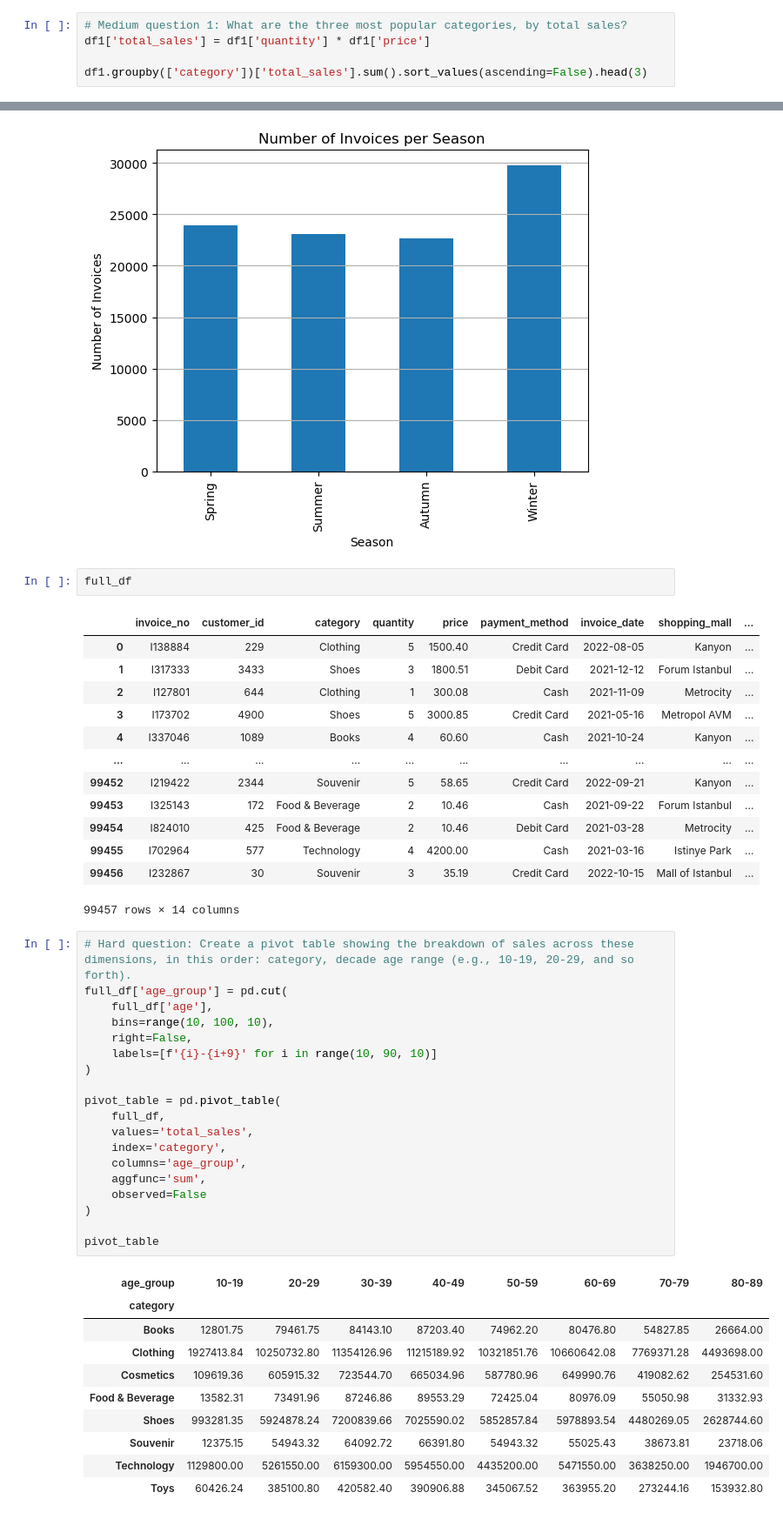
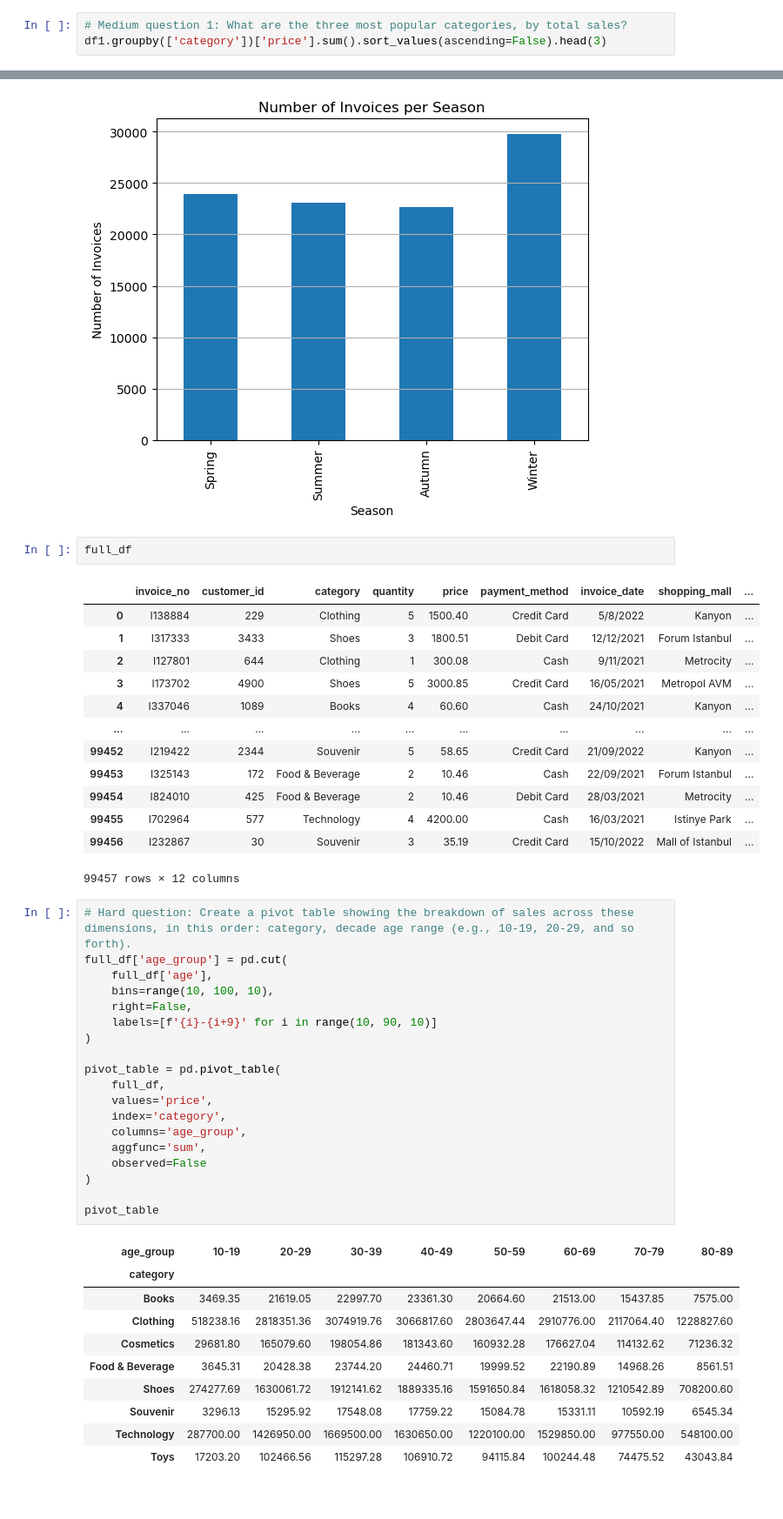
Before and after one commit to ofthesaintsICE/ITMGT-25.03-E, a Jupyter notebook: sales-data.ipynb, the cells around one changed output, grey strips where cells are left out. Shown at 87% size. Cells and saved outputs as stored; diff of their text form.

Commit message:
sales data

```diff
--- a/sales-data.ipynb
+++ b/sales-data.ipynb
@@ -40,8 +40,6 @@ Cash    44447
 Name: count, dtype: int64
 # %%
 # Medium question 1: What are the three most popular categories, by total sales?
-df1['total_sales'] = df1['quantity'] * df1['price']
-
-df1.groupby(['category'])['total_sales'].sum().sort_values(ascending=False).head(3)
+df1.groupby(['category'])['price'].sum().sort_values(ascending=False).head(3)
 # %% [output]
 category
@@ -86,45 +84,45 @@ plt.show()
 full_df
 # %% [output]
 |  | invoice_no | customer_id | category | quantity | price | payment_method | invoice_date | shopping_mall | ... |
-| 0 | I138884 | 229 | Clothing | 5 | 1500.40 | Credit Card | 2022-08-05 | Kanyon | ... |
-| 1 | I317333 | 3433 | Shoes | 3 | 1800.51 | Debit Card | 2021-12-12 | Forum Istanbul | ... |
-| 2 | I127801 | 644 | Clothing | 1 | 300.08 | Cash | 2021-11-09 | Metrocity | ... |
-| 3 | I173702 | 4900 | Shoes | 5 | 3000.85 | Credit Card | 2021-05-16 | Metropol AVM | ... |
-| 4 | I337046 | 1089 | Books | 4 | 60.60 | Cash | 2021-10-24 | Kanyon | ... |
+| 0 | I138884 | 229 | Clothing | 5 | 1500.40 | Credit Card | 5/8/2022 | Kanyon | ... |
+| 1 | I317333 | 3433 | Shoes | 3 | 1800.51 | Debit Card | 12/12/2021 | Forum Istanbul | ... |
+| 2 | I127801 | 644 | Clothing | 1 | 300.08 | Cash | 9/11/2021 | Metrocity | ... |
+| 3 | I173702 | 4900 | Shoes | 5 | 3000.85 | Credit Card | 16/05/2021 | Metropol AVM | ... |
+| 4 | I337046 | 1089 | Books | 4 | 60.60 | Cash | 24/10/2021 | Kanyon | ... |
 | ... | ... | ... | ... | ... | ... | ... | ... | ... | ... |
-| 99452 | I219422 | 2344 | Souvenir | 5 | 58.65 | Credit Card | 2022-09-21 | Kanyon | ... |
-| 99453 | I325143 | 172 | Food & Beverage | 2 | 10.46 | Cash | 2021-09-22 | Forum Istanbul | ... |
-| 99454 | I824010 | 425 | Food & Beverage | 2 | 10.46 | Debit Card | 2021-03-28 | Metrocity | ... |
-| 99455 | I702964 | 577 | Technology | 4 | 4200.00 | Cash | 2021-03-16 | Istinye Park | ... |
-| 99456 | I232867 | 30 | Souvenir | 3 | 35.19 | Credit Card | 2022-10-15 | Mall of Istanbul | ... |
+| 99452 | I219422 | 2344 | Souvenir | 5 | 58.65 | Credit Card | 21/09/2022 | Kanyon | ... |
+| 99453 | I325143 | 172 | Food & Beverage | 2 | 10.46 | Cash | 22/09/2021 | Forum Istanbul | ... |
+| 99454 | I824010 | 425 | Food & Beverage | 2 | 10.46 | Debit Card | 28/03/2021 | Metrocity | ... |
+| 99455 | I702964 | 577 | Technology | 4 | 4200.00 | Cash | 16/03/2021 | Istinye Park | ... |
+| 99456 | I232867 | 30 | Souvenir | 3 | 35.19 | Credit Card | 15/10/2022 | Mall of Istanbul | ... |
-99457 rows × 14 columns
+99457 rows × 12 columns
 # %%
 # Hard question: Create a pivot table showing the breakdown of sales across these dimensions, in this order: category, decade age range (e.g., 10-19, 20-29, and so forth).
 full_df['age_group'] = pd.cut(
     full_df['age'],
     bins=range(10, 100, 10),
     right=False,
     labels=[f'{i}-{i+9}' for i in range(10, 90, 10)]
 )
 
 pivot_table = pd.pivot_table(
     full_df,
-    values='total_sales',
+    values='price',
     index='category',
     columns='age_group',
     aggfunc='sum',
     observed=False
 )
 
 pivot_table
 # %% [output]
 | age_group | 10-19 | 20-29 | 30-39 | 40-49 | 50-59 | 60-69 | 70-79 | 80-89 |
 | category |  |  |  |  |  |  |  |  |
-| Books | 12801.75 | 79461.75 | 84143.10 | 87203.40 | 74962.20 | 80476.80 | 54827.85 | 26664.00 |
-| Clothing | 1927413.84 | 10250732.80 | 11354126.96 | 11215189.92 | 10321851.76 | 10660642.08 | 7769371.28 | 4493698.00 |
-| Cosmetics | 109619.36 | 605915.32 | 723544.70 | 665034.96 | 587780.96 | 649990.76 | 419082.62 | 254531.60 |
-| Food & Beverage | 13582.31 | 73491.96 | 87246.86 | 89553.29 | 72425.04 | 80976.09 | 55050.98 | 31332.93 |
-| Shoes | 993281.35 | 5924878.24 | 7200839.66 | 7025590.02 | 5852857.84 | 5978893.54 | 4480269.05 | 2628744.60 |
-| Souvenir | 12375.15 | 54943.32 | 64092.72 | 66391.80 | 54943.32 | 55025.43 | 38673.81 | 23718.06 |
-| Technology | 1129800.00 | 5261550.00 | 6159300.00 | 5954550.00 | 4435200.00 | 5471550.00 | 3638250.00 | 1946700.00 |
-| Toys | 60426.24 | 385100.80 | 420582.40 | 390906.88 | 345067.52 | 363955.20 | 273244.16 | 153932.80 |
+| Books | 3469.35 | 21619.05 | 22997.70 | 23361.30 | 20664.60 | 21513.00 | 15437.85 | 7575.00 |
+| Clothing | 518238.16 | 2818351.36 | 3074919.76 | 3066817.60 | 2803647.44 | 2910776.00 | 2117064.40 | 1228827.60 |
+| Cosmetics | 29681.80 | 165079.60 | 198054.86 | 181343.60 | 160932.28 | 176627.04 | 114132.62 | 71236.32 |
+| Food & Beverage | 3645.31 | 20428.38 | 23744.20 | 24460.71 | 19999.52 | 22190.89 | 14968.26 | 8561.51 |
+| Shoes | 274277.69 | 1630061.72 | 1912141.62 | 1889335.16 | 1591650.84 | 1618058.32 | 1210542.89 | 708200.60 |
+| Souvenir | 3296.13 | 15295.92 | 17548.08 | 17759.22 | 15084.78 | 15331.11 | 10592.19 | 6545.34 |
+| Technology | 287700.00 | 1426950.00 | 1669500.00 | 1630650.00 | 1220100.00 | 1529850.00 | 977550.00 | 548100.00 |
+| Toys | 17203.20 | 102466.56 | 115297.28 | 106910.72 | 94115.84 | 100244.48 | 74475.52 | 43043.84 |
```
Also changed, not shown: parts of 3 cells of this notebook.
